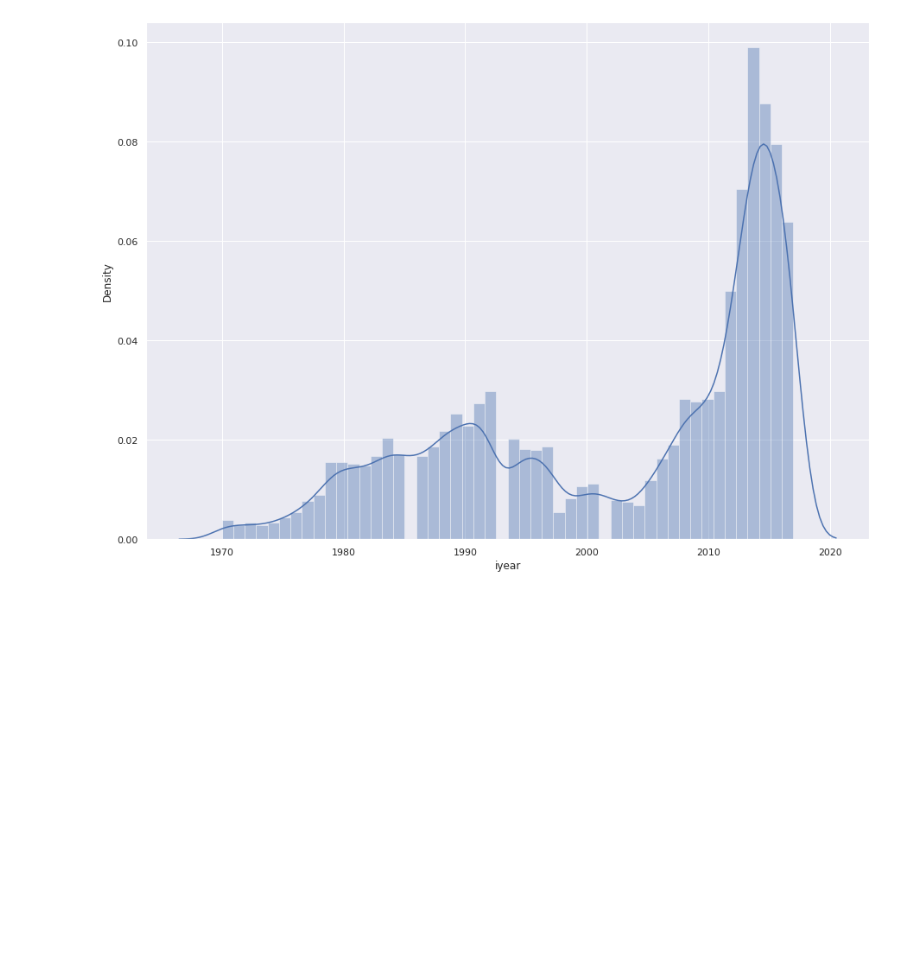
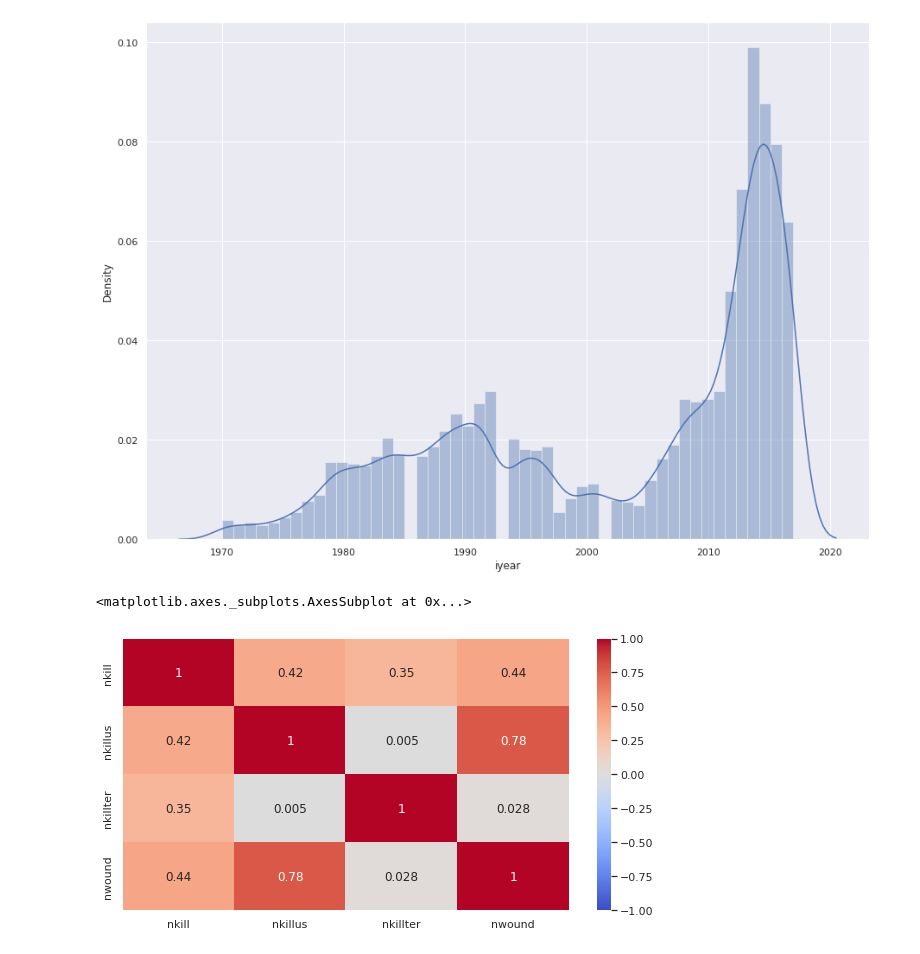
Before and after one commit to GauravBFG10K/Global-Terrorism---EDA, a Jupyter notebook: Global_Terrorism_Analysis_Capstone_Project.ipynb, the cells around one changed output. Saved outputs shown, nothing was run; the diff lists cells and outputs as text; code cells hidden in the pictures; blank space fills up the shorter version.

```diff
--- a/Global_Terrorism_Analysis_Capstone_Project.ipynb
+++ b/Global_Terrorism_Analysis_Capstone_Project.ipynb
@@ -316,3 +311,10 @@ sns.distplot(year, hist=True)
 # %% [output]
 <matplotlib.axes._subplots.AxesSubplot at 0x...>
 [figure]
+# %%
+corr_df = df[["nkill","nkillus","nkillter","nwound"]].corr()
+plt.figure(figsize=(10,5))
+sns.heatmap(corr_df, vmin=-1, cmap='coolwarm', annot=True)
+# %% [output]
+<matplotlib.axes._subplots.AxesSubplot at 0x...>
+[figure, added]
```
Also changed, not shown: parts of 10 cells of this notebook.
